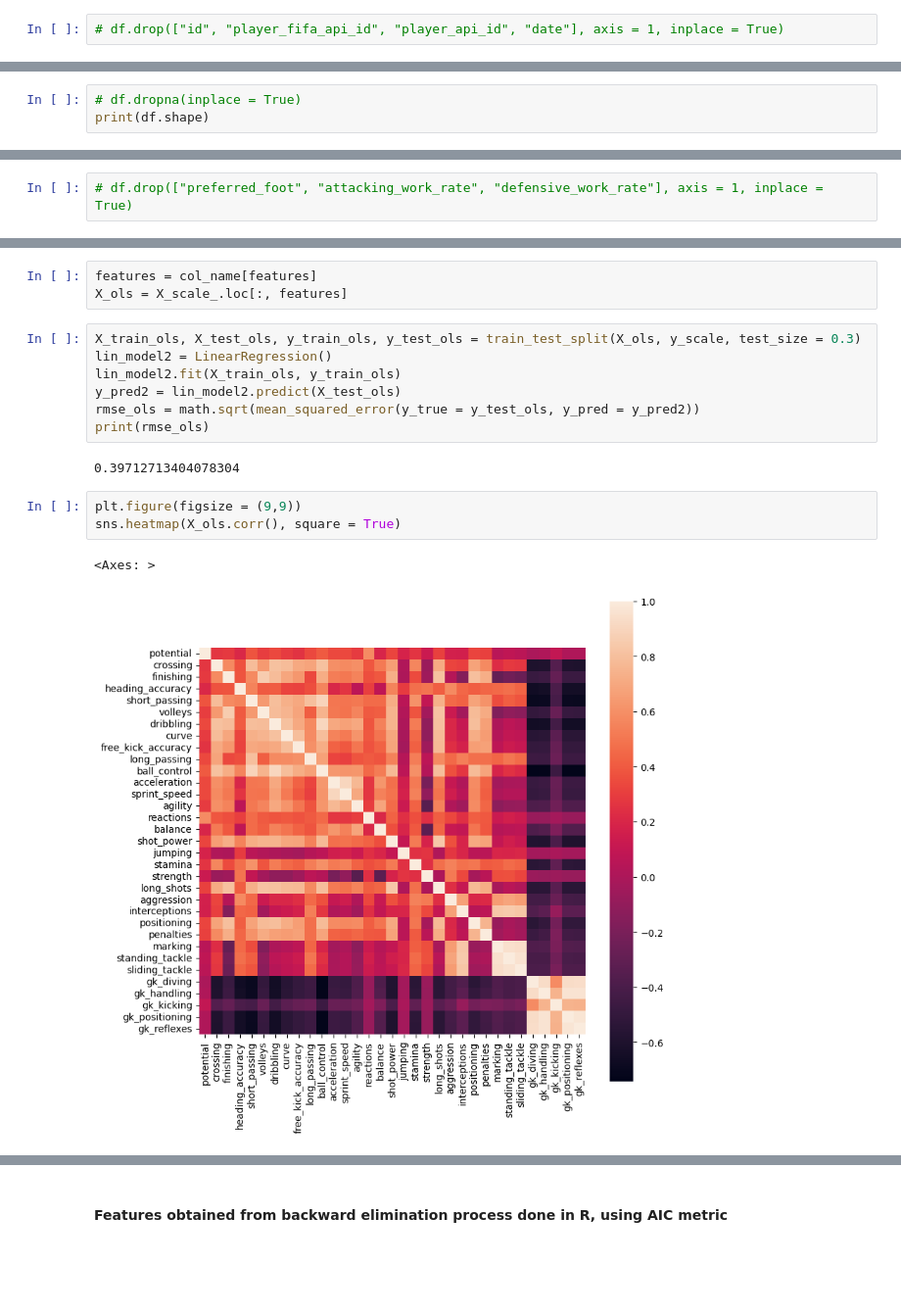
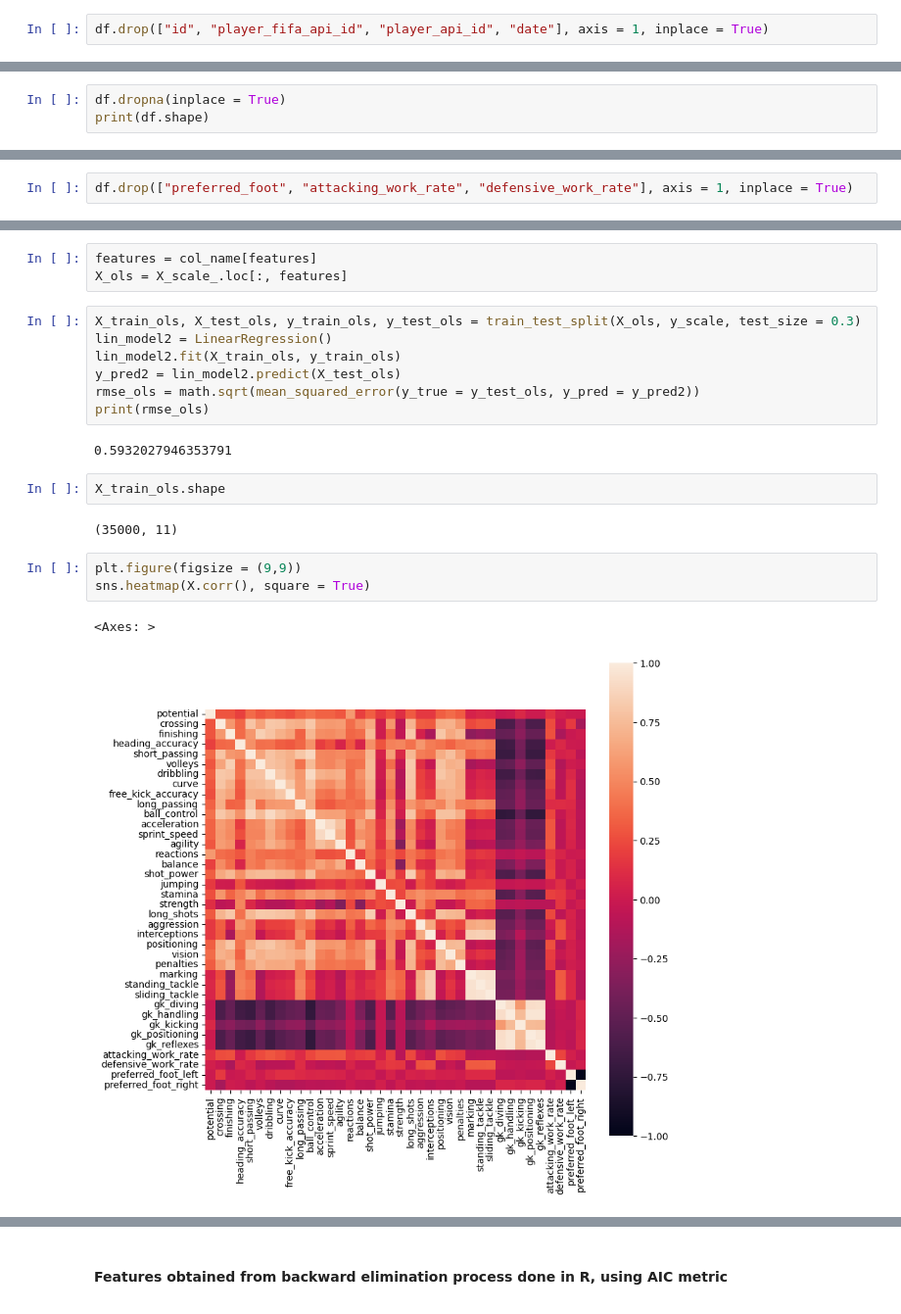
Before and after one commit to nihal-DS/Euro-Soccer-Analysis, a Jupyter notebook: Euro_Soccer1.ipynb, the cells around one changed output, grey strips where cells are left out. Shown: that part at 98% size. Drawn from its saved outputs; the diff is of its cells as text; blank space fills up the shorter version.

```diff
--- a/Euro_Soccer1.ipynb
+++ b/Euro_Soccer1.ipynb
@@ -364,11 +384,11 @@ df.shape
 - Let's drop some irrelevant features and some rows with null values (roughly 2% of data dropped)
 - Let's convert all the categorical columns to model suitable numerical columns
 # %%
-# df.drop(["id", "player_fifa_api_id", "player_api_id", "date"], axis = 1, inplace = True)
+df.drop(["id", "player_fifa_api_id", "player_api_id", "date"], axis = 1, inplace = True)
 # %%
 # df.isna().sum()
 # %%
-# df.dropna(inplace = True)
+df.dropna(inplace = True)
 print(df.shape)
 # %% [output]
 (180354, 38)
@@ -418,7 +438,7 @@ ordinal_encode = {'other': 0, 'low': 1, 'medium': 2, 'high': 3}
 cat_cols['attacking_work_rate'] = cat_cols['attacking_work_rate'].map(ordinal_encode)
 cat_cols['defensive_work_rate'] = cat_cols['defensive_work_rate'].map(ordinal_encode)
 # %%
-# df.drop(["preferred_foot", "attacking_work_rate", "defensive_work_rate"], axis = 1, inplace = True)
+df.drop(["preferred_foot", "attacking_work_rate", "defensive_work_rate"], axis = 1, inplace = True)
 # %%
 df = pd.concat([df, cat_cols], axis = 1)
 print(df.shape)
@@ -497,11 +519,15 @@ y_pred2 = lin_model2.predict(X_test_ols)
 rmse_ols = math.sqrt(mean_squared_error(y_true = y_test_ols, y_pred = y_pred2))
 print(rmse_ols)
 # %% [output]
-0.39712713404078304
+0.5932027946353791
+# %%
+X_train_ols.shape
+# %% [output]
+(35000, 11)
 # %%
 plt.figure(figsize = (9,9))
-sns.heatmap(X_ols.corr(), square = True)
+sns.heatmap(X.corr(), square = True)
 # %% [output]
 <Axes: >
-[figure, old version]
+[figure, new version]
 # %% [markdown]
```
Also changed, not shown: parts of 44 cells of this notebook.
